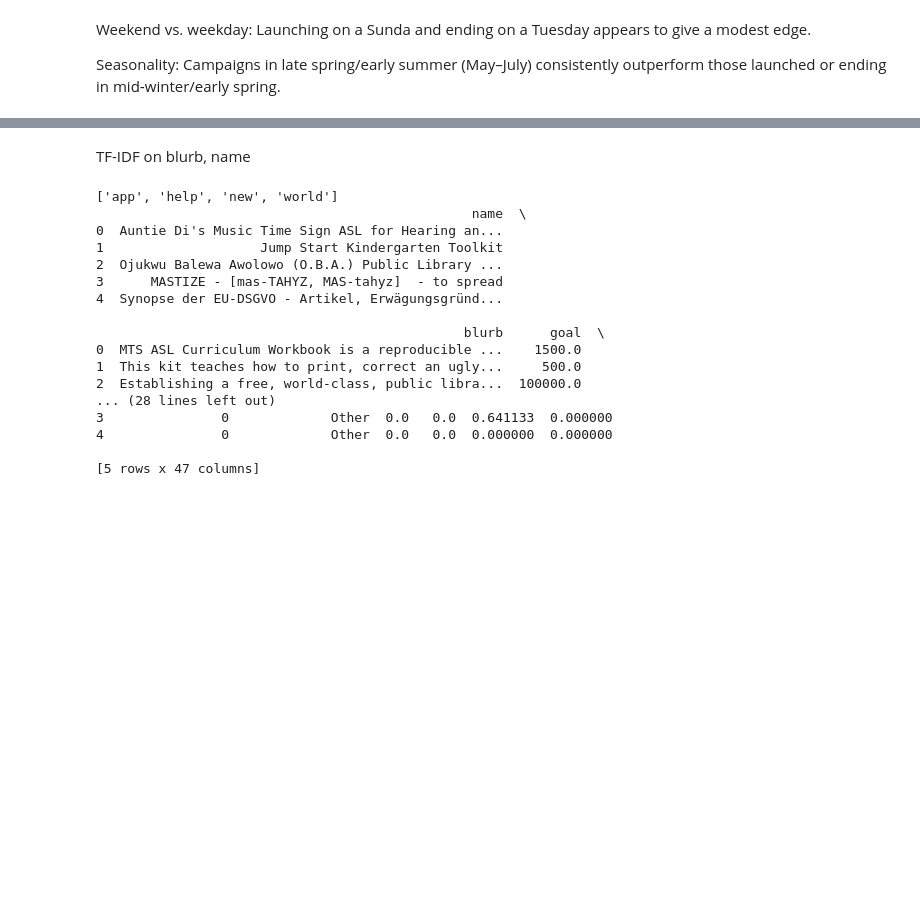
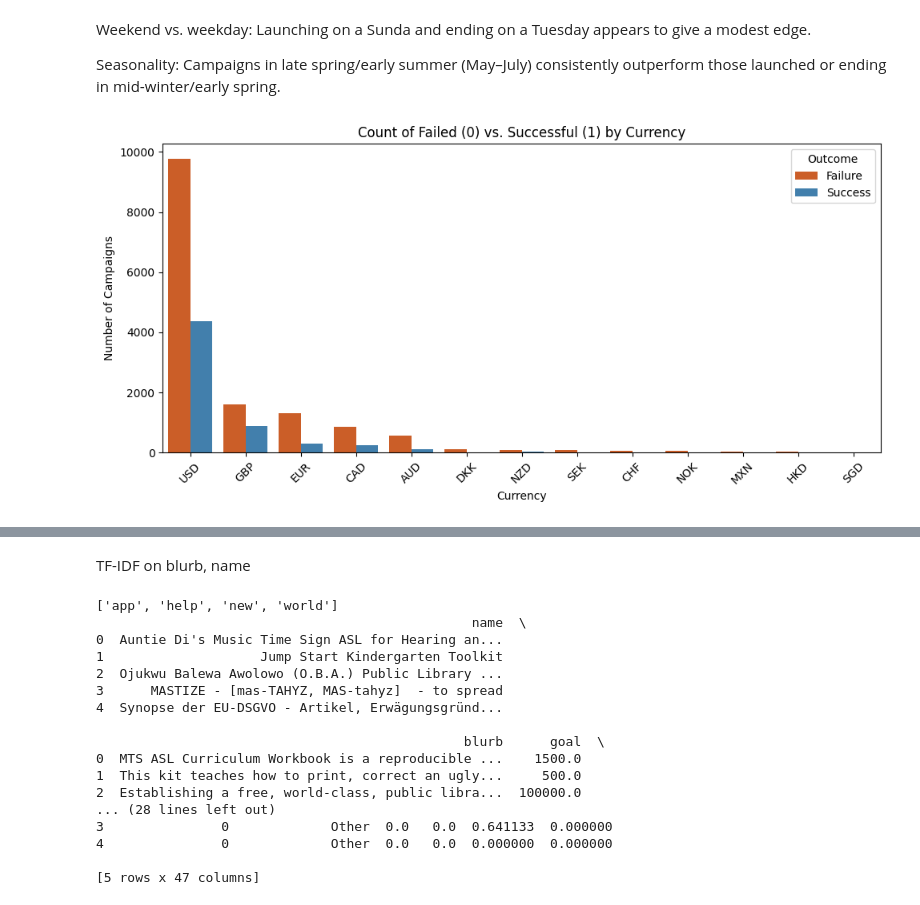
Before and after one commit to zarahtau/kickstarter-project-success-predictions, a Jupyter notebook: notebooks/eda.ipynb, the cells around one changed output, grey strips where cells are left out. Drawn from its saved outputs; the diff is of its cells as text; code cells hidden in the pictures; blank space fills up the shorter version.

```diff
--- a/notebooks/eda.ipynb
+++ b/notebooks/eda.ipynb
@@ -934,3 +934,23 @@ for when in ['launched_at_weekday', 'deadline_weekday', 'launched_at_month', 'de
 Weekend vs. weekday: Launching on a Sunda and ending on a Tuesday appears to give a modest edge.
 
 Seasonality: Campaigns in late spring/early summer (May–July) consistently outperform those launched or ending in mid‐winter/early spring.
+# %%
+order = df['currency'].value_counts().index
+
+plt.figure(figsize=(10,5))
+sns.countplot(
+    data=df,
+    x='currency',
+    hue='SuccessfulBool',
+    order=order,
+    palette={0:'#e6550d', 1:'#3182bd'}
+)
+plt.xlabel("Currency")
+plt.ylabel("Number of Campaigns")
+plt.title("Count of Failed (0) vs. Successful (1) by Currency")
+plt.legend(title="Outcome", labels=["Failure","Success"])
+plt.xticks(rotation=45)
+plt.tight_layout()
+plt.show()
+# %% [output]
+[figure, added]
```
Also changed, not shown: parts of 31 cells of this notebook, 1 other file.
